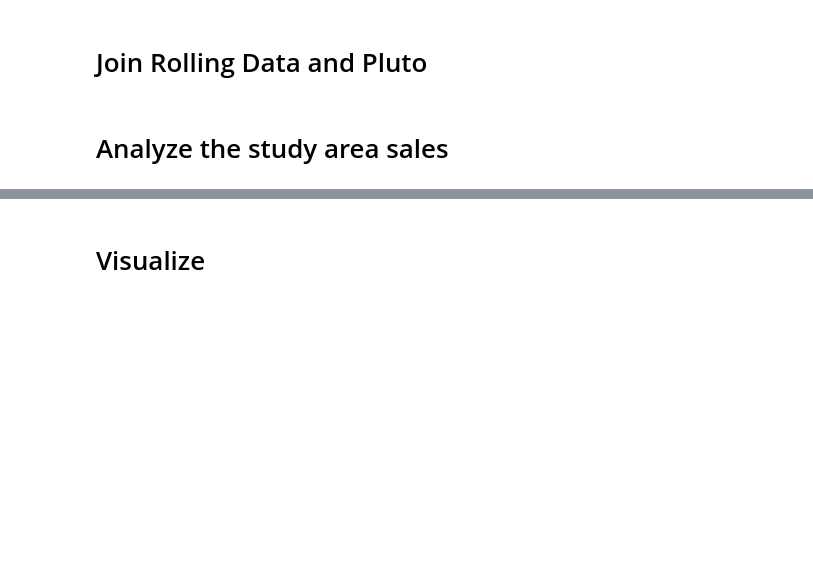
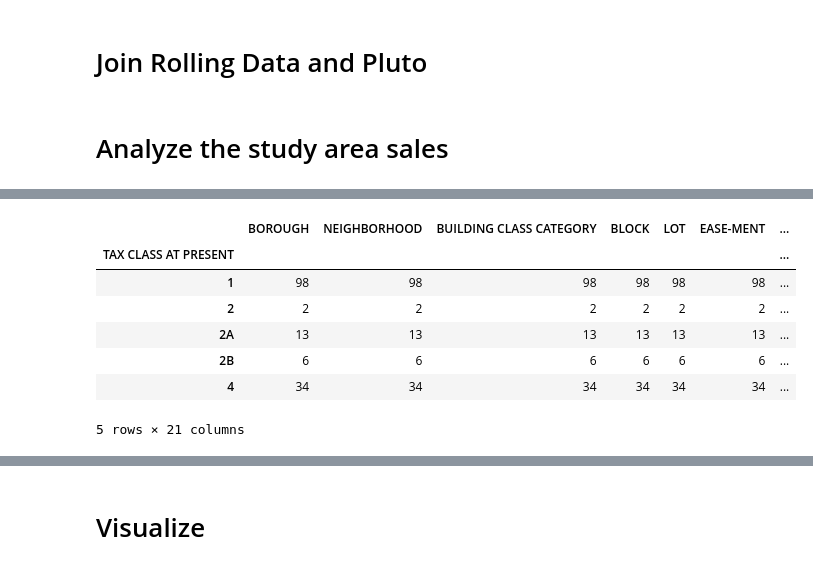
Before and after one commit to akash-y/digitalceqr, a Jupyter notebook: CHAPTER 5 - SOCIO/analyze_rolling_sales_data.ipynb, the cells around one changed output, grey strips where cells are left out. Cells and saved outputs as stored; diff of their text form; code cells hidden in the pictures; blank space fills up the shorter version.

```diff
--- a/CHAPTER 5 - SOCIO/analyze_rolling_sales_data.ipynb
+++ b/CHAPTER 5 - SOCIO/analyze_rolling_sales_data.ipynb
@@ -77,0 +145,12 @@ list(study_area_prices)
+# %%
+# number of sales in each category
+prepped_study_area_sales.groupby('TAX CLASS AT PRESENT').count()
+# %% [output]
+|  | BOROUGH | NEIGHBORHOOD | BUILDING CLASS CATEGORY | BLOCK | LOT | EASE-MENT | ... |
+| TAX CLASS AT PRESENT |  |  |  |  |  |  | ... |
+| 1 | 98 | 98 | 98 | 98 | 98 | 98 | ... |
+| 2 | 2 | 2 | 2 | 2 | 2 | 2 | ... |
+| 2A | 13 | 13 | 13 | 13 | 13 | 13 | ... |
+| 2B | 6 | 6 | 6 | 6 | 6 | 6 | ... |
+| 4 | 34 | 34 | 34 | 34 | 34 | 34 | ... |
+5 rows × 21 columns
```
Also changed, not shown: parts of 19 cells of this notebook.
